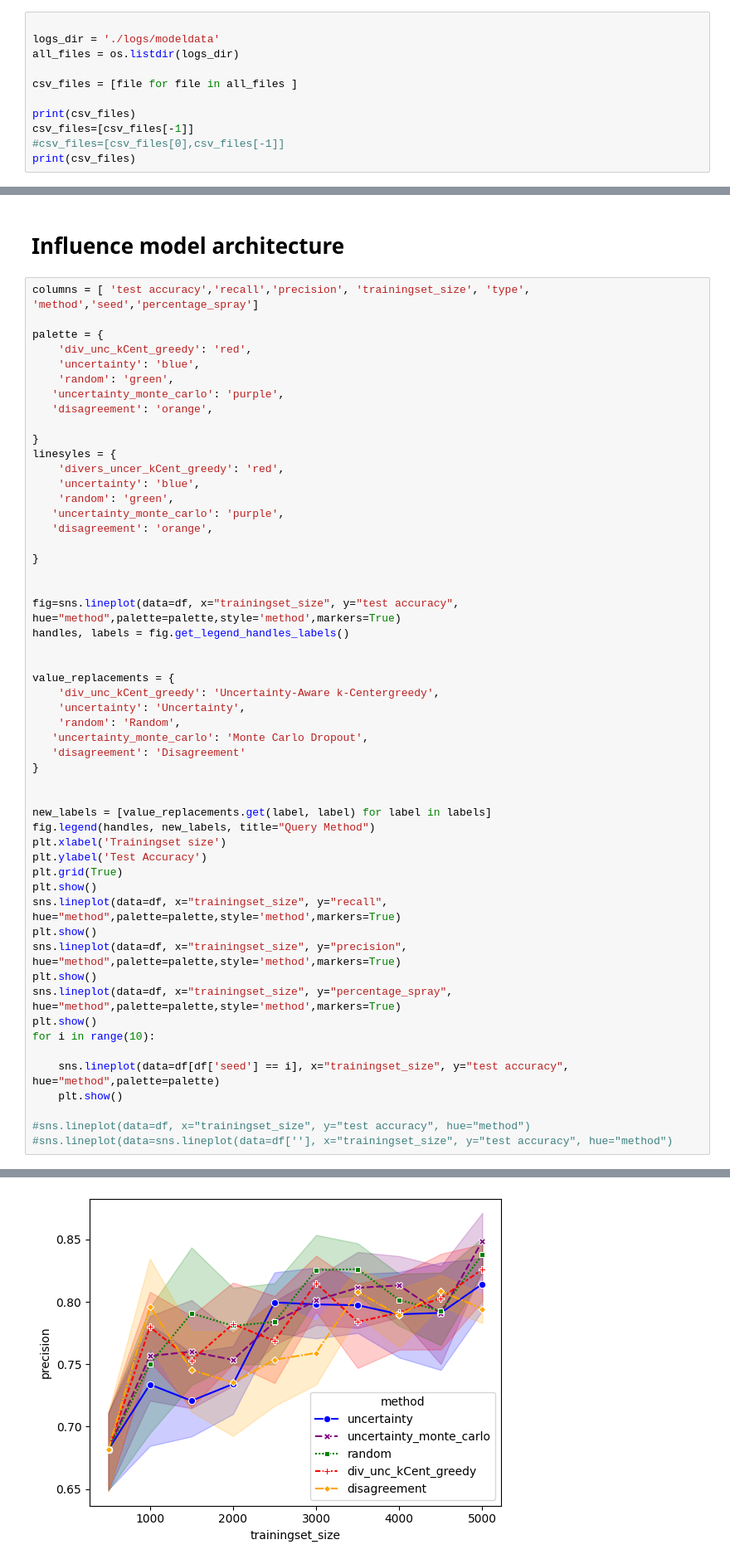
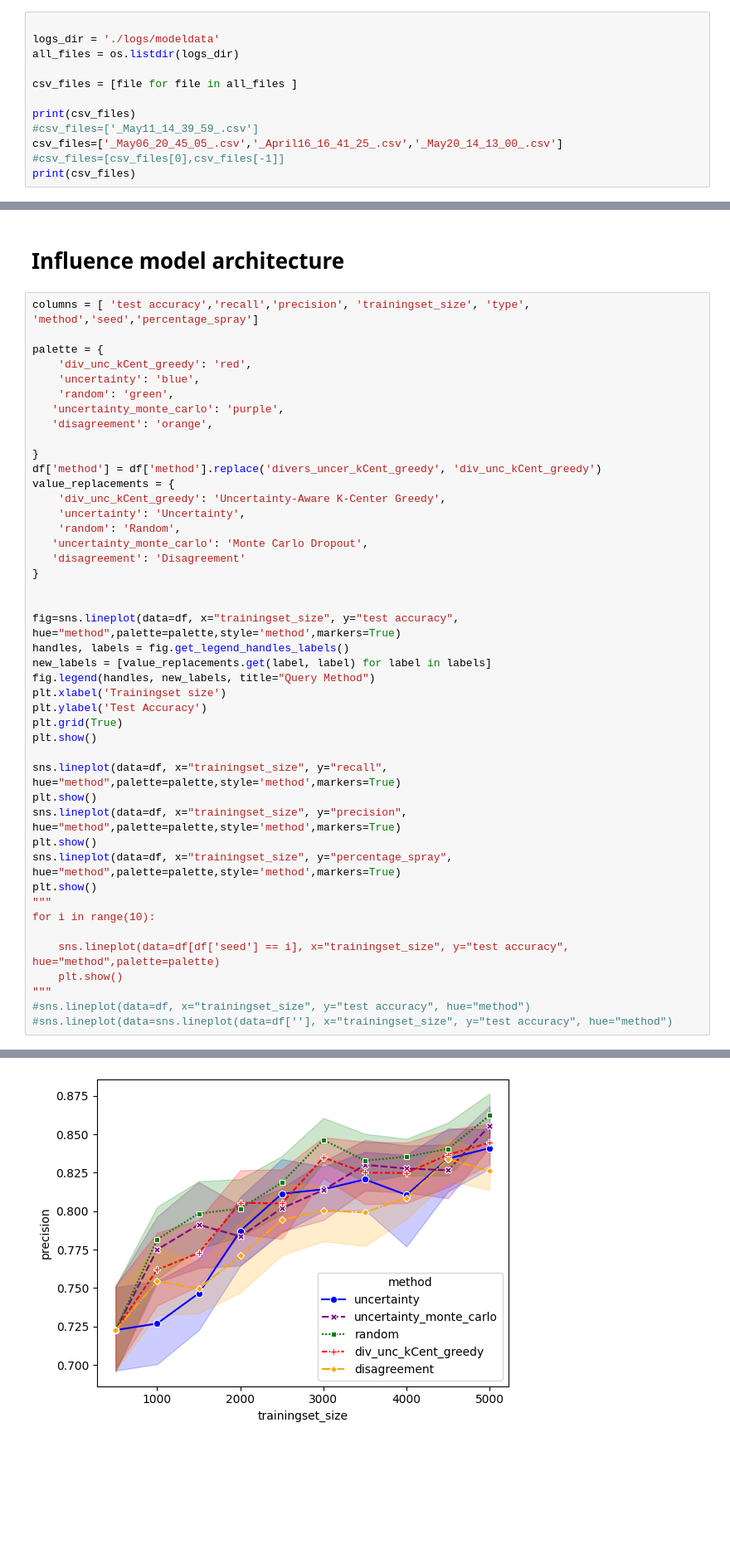
Before and after one commit to DrKush420/Thesis, a Jupyter notebook: res_wheat_big.ipynb, the cells around one changed output, grey strips where cells are left out. Shown at 83% size. Saved outputs shown, nothing was run; the diff lists cells and outputs as text; blank space fills up the shorter version.

```diff
--- a/res_wheat_big.ipynb
+++ b/res_wheat_big.ipynb
@@ -17,7 +17,8 @@ all_files = os.listdir(logs_dir)
 csv_files = [file for file in all_files ]
 
 print(csv_files)
-csv_files=[csv_files[-1]]
+#csv_files=['_May11_14_39_59_.csv']
+csv_files=['_May06_20_45_05_.csv','_April16_16_41_25_.csv','_May20_14_13_00_.csv']
 #csv_files=[csv_files[0],csv_files[-1]]
 print(csv_files)
 # %% [output]
@@ -65,22 +66,9 @@ palette = {
    'disagreement': 'orange',
 
 }
-linesyles = {
-    'divers_uncer_kCent_greedy': 'red',
-    'uncertainty': 'blue',
-    'random': 'green',
-   'uncertainty_monte_carlo': 'purple',
-   'disagreement': 'orange',
-
-}
-
-
-fig=sns.lineplot(data=df, x="trainingset_size", y="test accuracy", hue="method",palette=palette,style='method',markers=True)
-handles, labels = fig.get_legend_handles_labels()
-
-
+df['method'] = df['method'].replace('divers_uncer_kCent_greedy', 'div_unc_kCent_greedy')
 value_replacements = {
-    'div_unc_kCent_greedy': 'Uncertainty-Aware k-Centergreedy',
+    'div_unc_kCent_greedy': 'Uncertainty-Aware K-Center Greedy',
     'uncertainty': 'Uncertainty',
     'random': 'Random',
    'uncertainty_monte_carlo': 'Monte Carlo Dropout',
@@ -88,23 +76,27 @@ value_replacements = {
 }
 
 
+fig=sns.lineplot(data=df, x="trainingset_size", y="test accuracy", hue="method",palette=palette,style='method',markers=True)
+handles, labels = fig.get_legend_handles_labels()
 new_labels = [value_replacements.get(label, label) for label in labels]
 fig.legend(handles, new_labels, title="Query Method")
 plt.xlabel('Trainingset size')
 plt.ylabel('Test Accuracy')
 plt.grid(True)
 plt.show()
+
 sns.lineplot(data=df, x="trainingset_size", y="recall", hue="method",palette=palette,style='method',markers=True)
 plt.show()
 sns.lineplot(data=df, x="trainingset_size", y="precision", hue="method",palette=palette,style='method',markers=True)
 plt.show()
 sns.lineplot(data=df, x="trainingset_size", y="percentage_spray", hue="method",palette=palette,style='method',markers=True)
 plt.show()
+"""
 for i in range(10):
 
     sns.lineplot(data=df[df['seed'] == i], x="trainingset_size", y="test accuracy", hue="method",palette=palette)
     plt.show()
-
+"""
 #sns.lineplot(data=df, x="trainingset_size", y="test accuracy", hue="method")
 #sns.lineplot(data=sns.lineplot(data=df[''], x="trainingset_size", y="test accuracy", hue="method")
 # %% [output]
@@ -113 +105 @@ for i in range(10):
-[figure, old version]
+[figure, new version]
```
Also changed, not shown: parts of 7 cells of this notebook, 9 other files.
